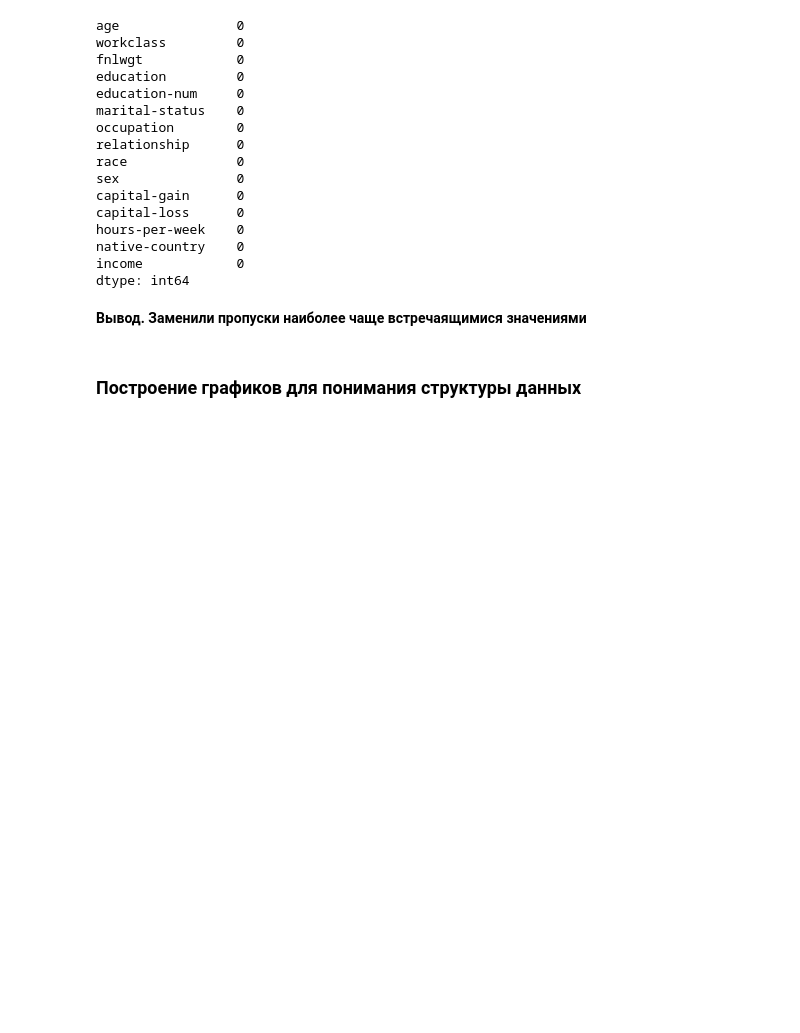
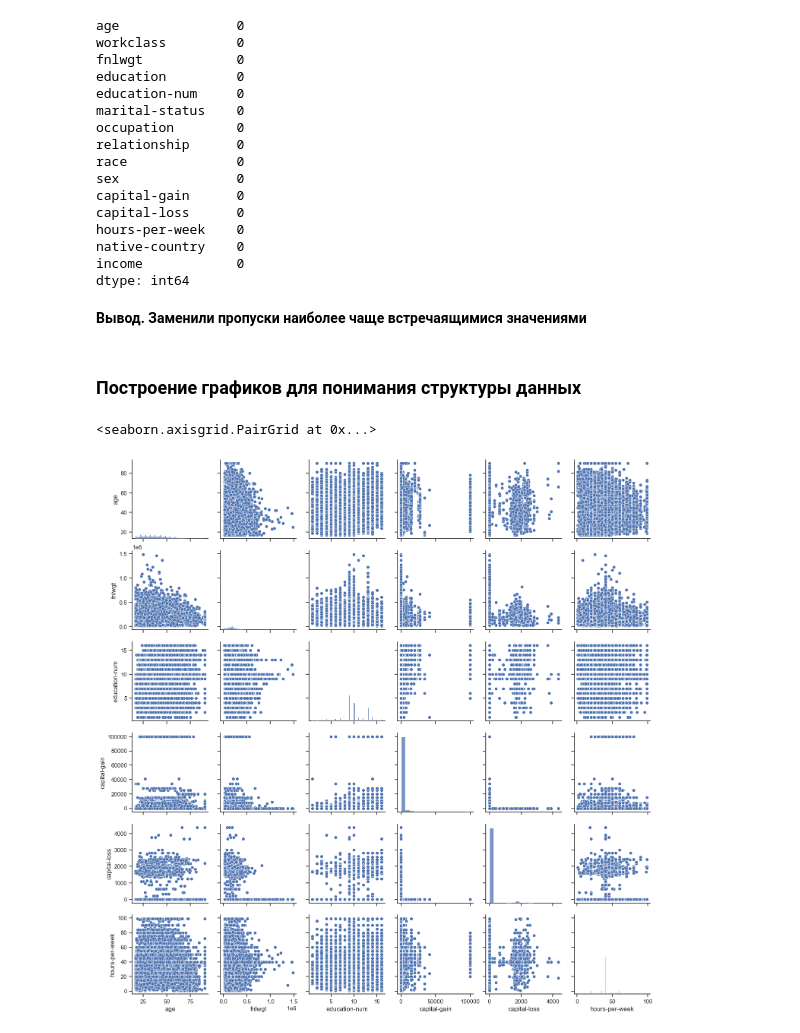
Before and after one commit to Qaleka/TMO_2024, a Jupyter notebook: nir.ipynb, the cells around one changed output. Saved outputs shown, nothing was run; the diff lists cells and outputs as text; code cells hidden in the pictures; blank space fills up the shorter version.

```diff
--- a/nir.ipynb
+++ b/nir.ipynb
@@ -255,3 +435,9 @@ dtype: int64
 **Вывод. Заменили пропуски наиболее чаще встречаящимися значениями**
 # %% [markdown]
 ### Построение графиков для понимания структуры данных
+# %%
+# Парные диаграммы для каждой категории
+sns.pairplot(train)
+# %% [output]
+<seaborn.axisgrid.PairGrid at 0x...>
+[figure, added]
```
Also changed, not shown: parts of 82 cells of this notebook, 3 other files.
